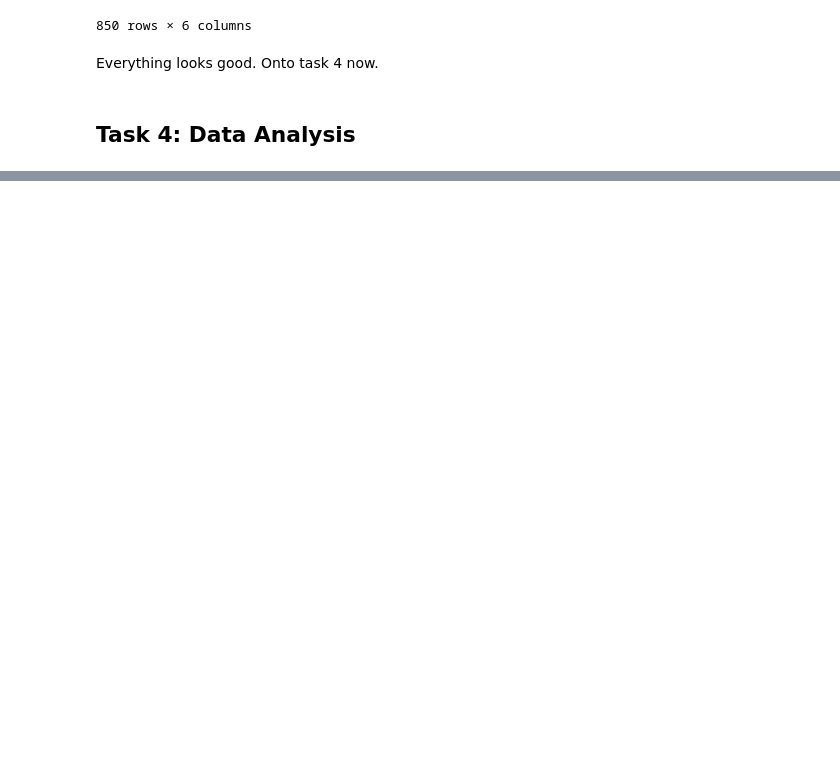
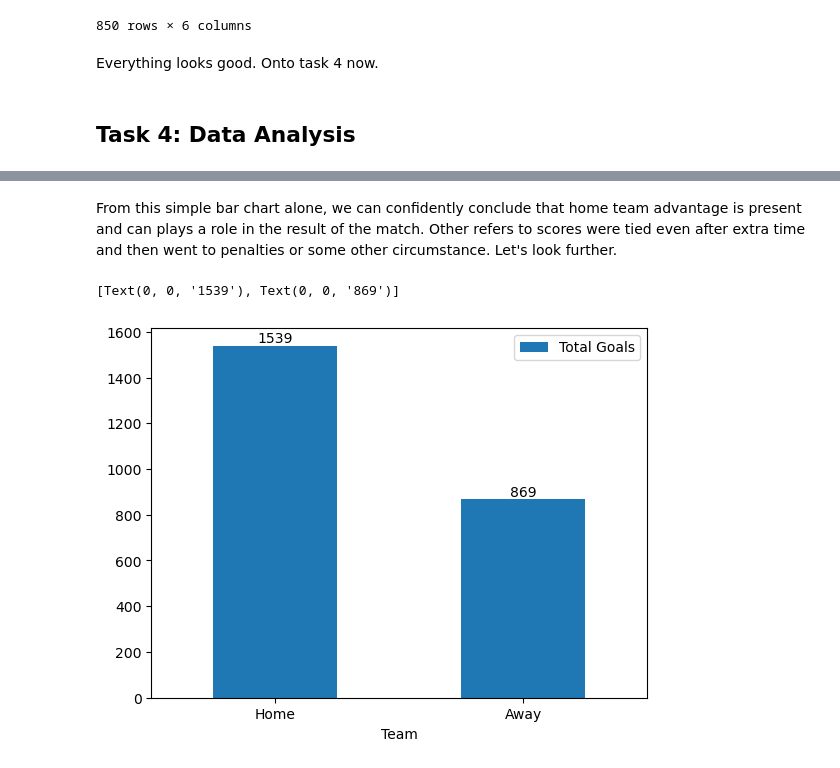
Before and after one commit to ubco-W2022T1-cosc301/project-group49, a Jupyter notebook: notebooks/analysis1.ipynb, the cells around one changed output, grey strips where cells are left out. Cells and saved outputs as stored; diff of their text form; code cells hidden in the pictures; blank space fills up the shorter version.

```diff
--- a/notebooks/analysis1.ipynb
+++ b/notebooks/analysis1.ipynb
@@ -336,0 +366,12 @@ Everything looks good. Onto task 4 now.
+# %% [markdown]
+From this simple bar chart alone, we can confidently conclude that home team advantage is present and can plays a role in the result of the match. Other refers to scores were tied even after extra time and then went to penalties or some other circumstance. Let's look further.
+# %%
+goals = pd.DataFrame([('Home', df['Home Team Goals'].sum()),
+                      ('Away', df['Away Team Goals'].sum())],
+                      columns=('Team', 'Total Goals')
+                      )
+ax = goals.plot.bar(x='Team', y='Total Goals', rot=0)
+ax.bar_label(ax.containers[0])
+# %% [output]
+[Text(0, 0, '1539'), Text(0, 0, '869')]
+[figure, added]
```
Also changed, not shown: parts of 11 cells of this notebook, 1 other file.
